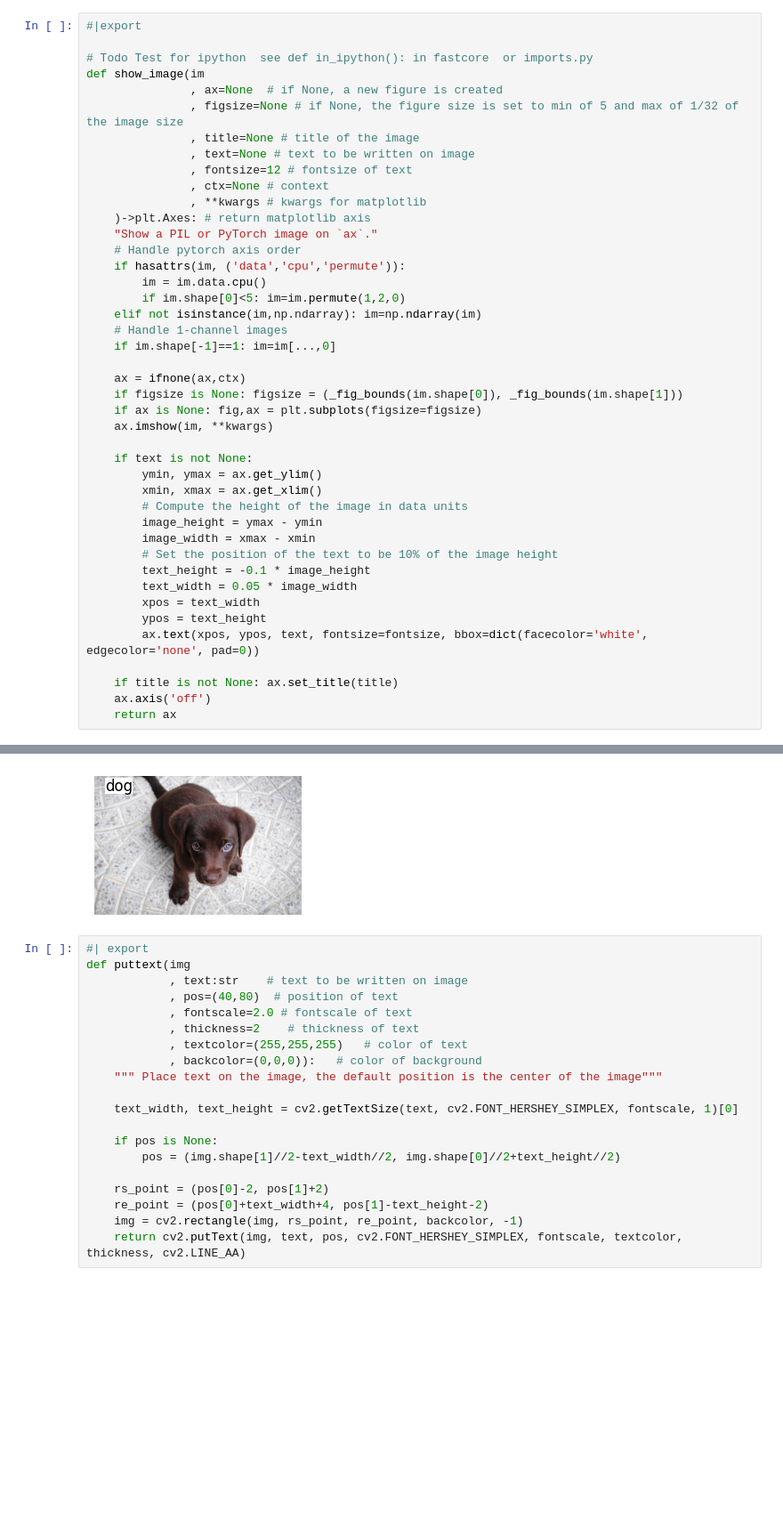
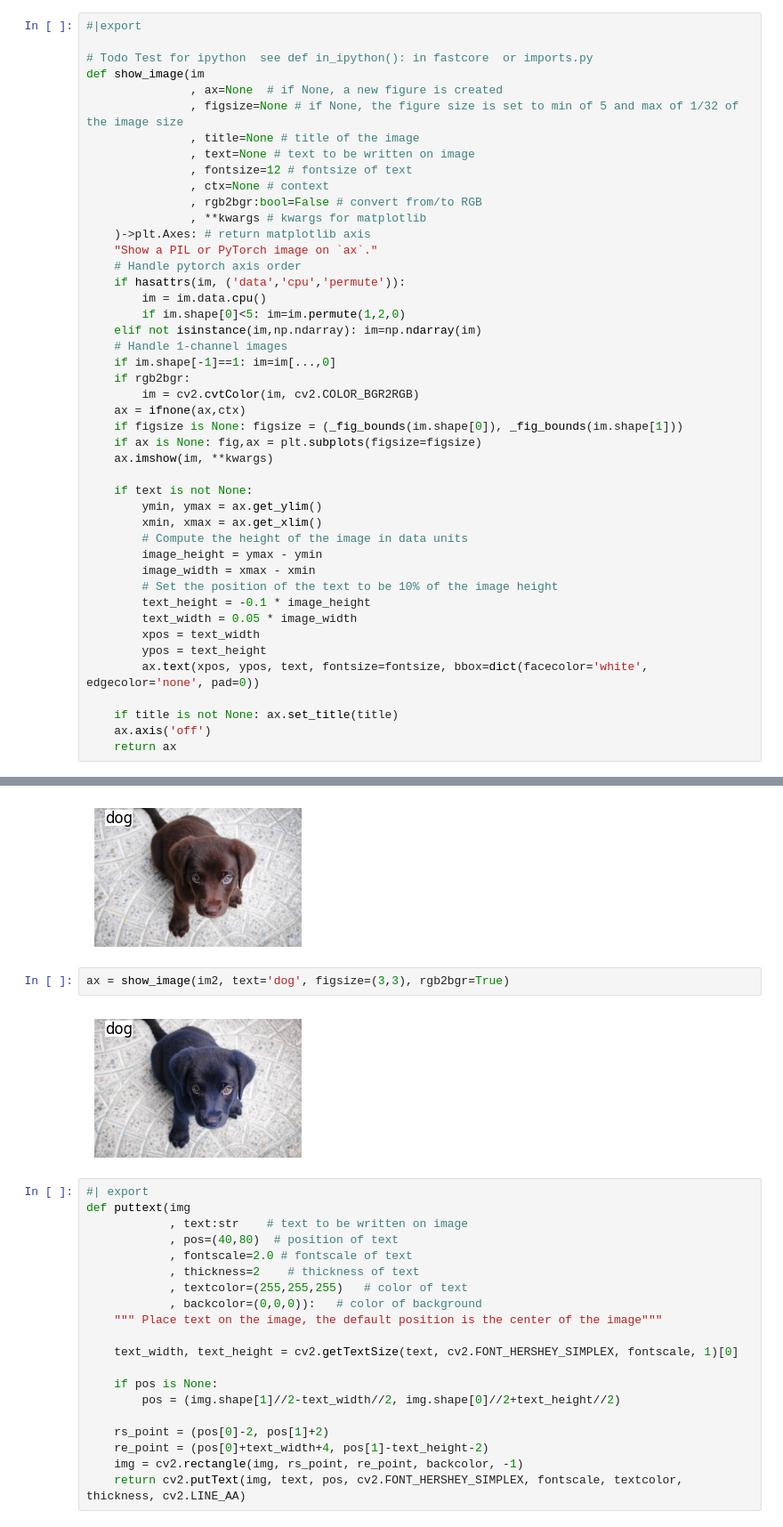
Before and after one commit to johnnewto/UAV, a Jupyter notebook: nbs/api/04_utils.display.ipynb, the cells around one changed output, grey strips where cells are left out. Shown at 89% size. Cells and saved outputs as stored; diff of their text form; blank space fills up the shorter version.

```diff
--- a/nbs/api/04_utils.display.ipynb
+++ b/nbs/api/04_utils.display.ipynb
@@ -37,6 +39,7 @@ def show_image(im
                , text=None # text to be written on image
                , fontsize=12 # fontsize of text
                , ctx=None # context
+               , rgb2bgr:bool=False # convert from/to RGB
                , **kwargs # kwargs for matplotlib
     )->plt.Axes: # return matplotlib axis
     "Show a PIL or PyTorch image on `ax`."
@@ -47,7 +50,8 @@ def show_image(im
     elif not isinstance(im,np.ndarray): im=np.ndarray(im)
     # Handle 1-channel images
     if im.shape[-1]==1: im=im[...,0]
-
+    if rgb2bgr:
+        im = cv2.cvtColor(im, cv2.COLOR_BGR2RGB)
     ax = ifnone(ax,ctx)
     if figsize is None: figsize = (_fig_bounds(im.shape[0]), _fig_bounds(im.shape[1]))
     if ax is None: fig,ax = plt.subplots(figsize=figsize)
@@ -74,6 +78,10 @@ im2 = np.array(Image.open(TEST_IMAGE))
 ax = show_image(im2, text='dog', figsize=(3,3))
 # %% [output]
 [figure]
+# %%
+ax = show_image(im2, text='dog', figsize=(3,3), rgb2bgr=True)
+# %% [output]
+[figure, added]
 # %%
 #| export
 def puttext(img
```
Also changed, not shown: parts of 15 cells of this notebook, 41 other files.
